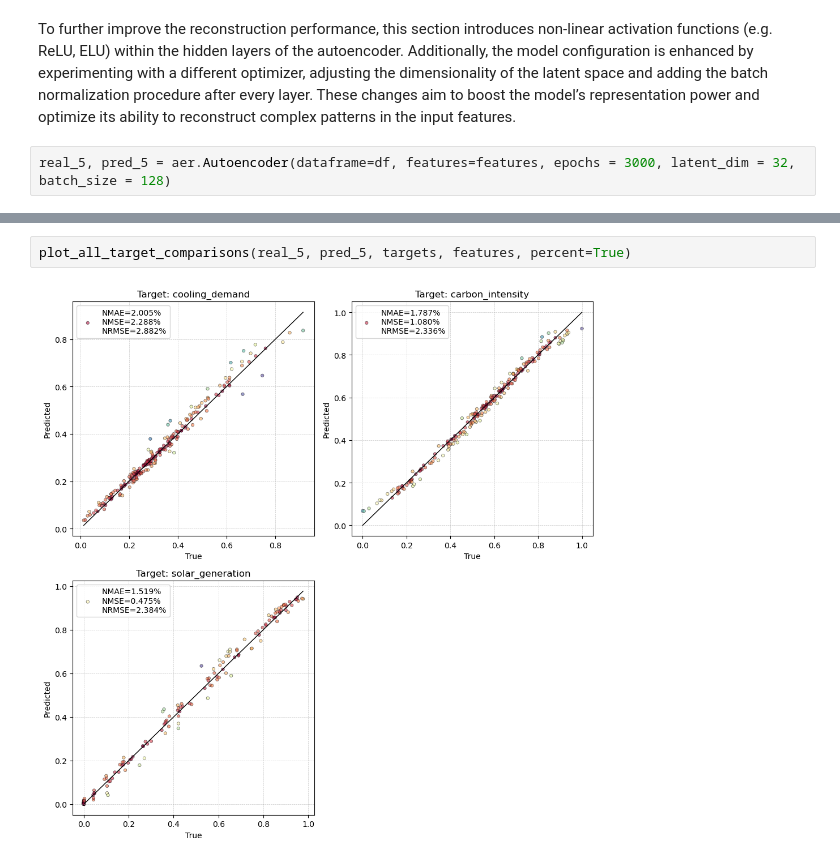
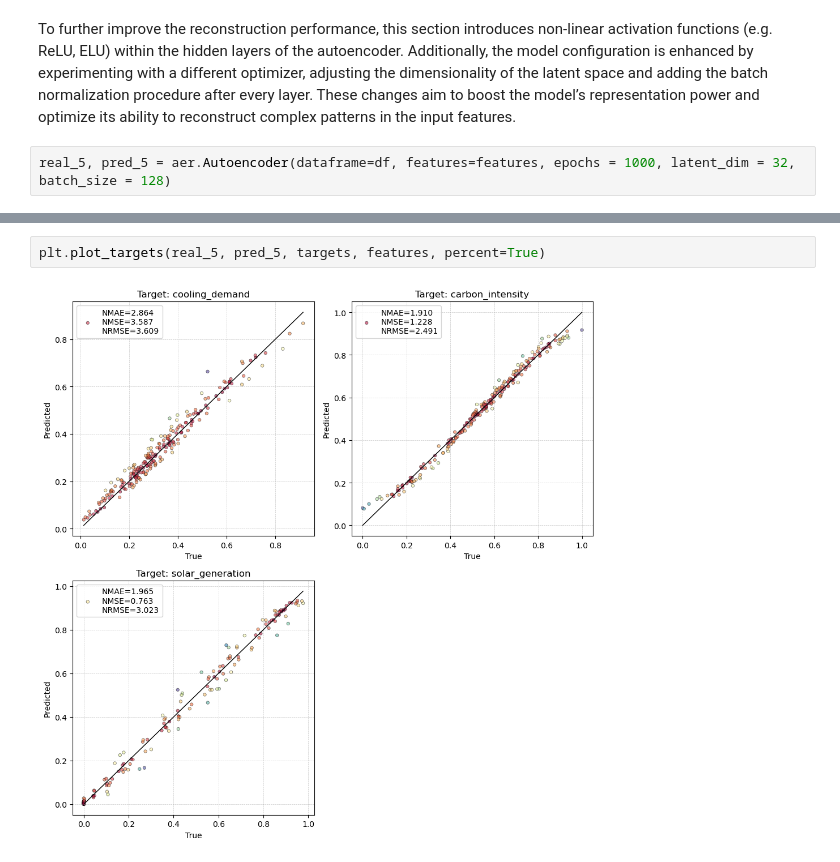
Before and after one commit to federicogiacopuzzi-univr/ProgressiveModeling, a Jupyter notebook: notebooks/evaluate_autoencoders.ipynb, the cells around one changed output, grey strips where cells are left out. Cells and saved outputs as stored; diff of their text form.

```diff
--- a/notebooks/evaluate_autoencoders.ipynb
+++ b/notebooks/evaluate_autoencoders.ipynb
@@ -282,5 +239,5 @@ plot_all_target_comparisons(real_4, pred_4, targets, features, percent=True)
 # %% [markdown]
 To further improve the reconstruction performance, this section introduces non-linear activation functions (e.g. ReLU, ELU) within the hidden layers of the autoencoder. Additionally, the model configuration is enhanced by experimenting with a different optimizer, adjusting the dimensionality of the latent space and adding the batch normalization procedure after every layer. These changes aim to boost the model’s representation power and optimize its ability to reconstruct complex patterns in the input features.
 # %%
-real_5, pred_5 = aer.Autoencoder(dataframe=df, features=features, epochs = 3000, latent_dim = 32, batch_size = 128)
+real_5, pred_5 = aer.Autoencoder(dataframe=df, features=features, epochs = 1000, latent_dim = 32, batch_size = 128)
 # %% [output]
@@ -304,7 +261,7 @@ Epoch 3000/3000
 # %%
-plot_all_target_comparisons(real_5, pred_5, targets, features, percent=True)
+plt.plot_targets(real_5, pred_5, targets, features, percent=True)
 # %% [output]
-[figure, old version]
+[figure, new version]
 # %%
 real_6, pred_6 = aer.Autoencoder(train_df=train_df, test_df=test_df, features=features, epochs = 3000, latent_dim = 32, batch_size = 128)
 # %% [output]
```
Also changed, not shown: parts of 19 cells of this notebook, 6 other files.
